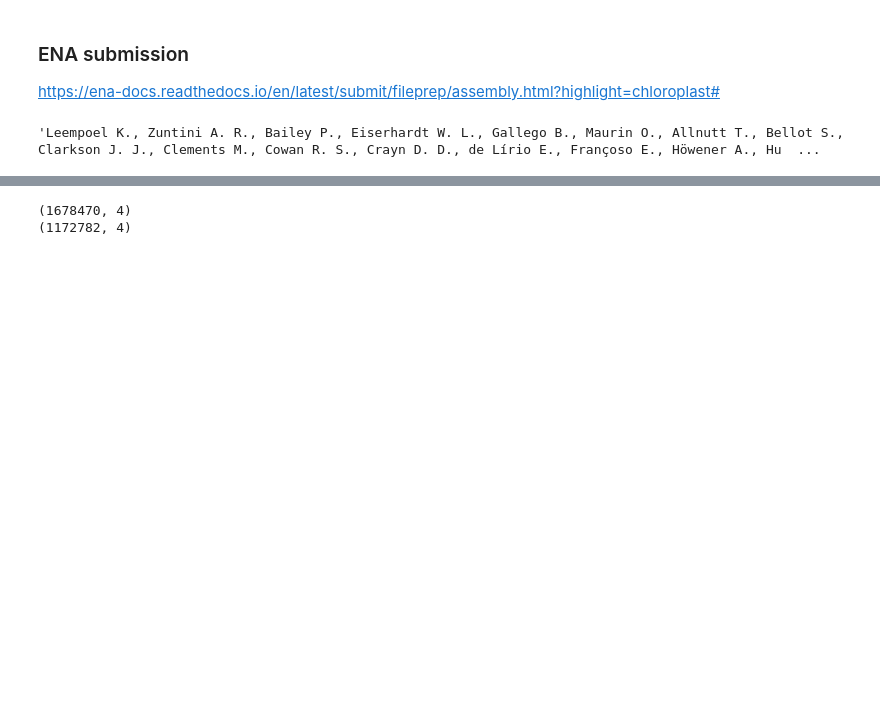
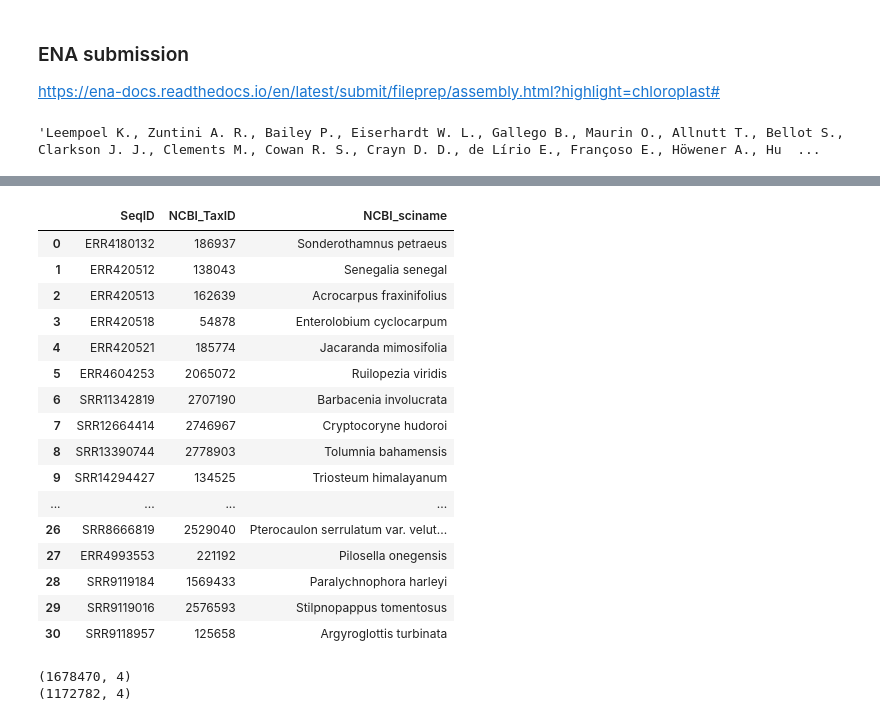
Before and after one commit to RBGKew/cpDNA, a Jupyter notebook: ENA_plastome_submission.ipynb, the cells around one changed output, grey strips where cells are left out. Saved outputs shown, nothing was run; the diff lists cells and outputs as text; code cells hidden in the pictures; blank space fills up the shorter version.

```diff
--- a/ENA_plastome_submission.ipynb
+++ b/ENA_plastome_submission.ipynb
@@ -233,0 +326,37 @@ submit_pt.head(2)
+# %%
+### Paul B. - I think from this point, only cells 1 - 4 are necessary to run the cells below "ENA submission"
+### title. In this cell you need to alter these variables to process either whole plastomes OR partial plastomes
+### - I don't think you can do both together
+### ALSO on repeating run you MUST run both main cells again not just the final cell that creates the EMBL file,
+### otherwise the assembly_gap features end up being put on the record twice!!!
+### Also, still need the /geseq/ dir.
+
+### Paul B. - actually I think this line concatenates both circular and concat. samples so they could be
+### processed together
+#submit_pt = pd.concat([pd.read_csv(sdir + DataSource + '_wholePT.csv'), pd.read_csv(sdir + DataSource + '_concatPT.csv')],ignore_index=True)
+### 12.7.2023 - Trying this now:
+#submit_pt = pd.concat([pd.read_csv(sdir + DataSource + '_wholePT.29_still_to_do.csv'), pd.read_csv(sdir + DataSource + '_concatPT.68_still_to_do.csv')],ignore_index=True)
+### NB - it is possible but would need to combine the geseq* dirs together so whole and concat annos were in same dir.
+submit_pt = pd.read_csv(sdir + DataSource + '_concatPT.31_still_to_do.csv')
+#submit_pt = pd.read_csv(sdir + DataSource + '_concatPT.csv')
+print(submit_pt.shape[0])
+submit_pt = submit_pt[(submit_pt.ENASampleNum.notnull()) & (submit_pt.ENARunNumber.notnull())]
+print(submit_pt.shape[0])
+submit_pt = submit_pt[ submit_pt.NCBI_sciname.notnull()]
+print(submit_pt.shape[0], submit_pt.Assembly.value_counts().to_dict())
+submit_pt = submit_pt[submit_pt.NCBI_TaxID.notnull()]
+print(submit_pt.shape[0])
+submit_pt.head(2)
+
+# In a separate run, selecting samples that have no NCBI_sciname or NCBI_TaxID:
+# (NB - comment out the lines below to process the main data set above)
+#submit_pt = pd.read_csv(sdir + DataSource + '_concatPT.csv')
+#submit_pt = submit_pt[submit_pt.NCBI_sciname.isnull() | submit_pt.NCBI_TaxID.isnull()]
+#print(submit_pt.shape[0])
+#submit_pt.to_csv(sdir + DataSource + '_concatPT_no_sciname_or_taxid.csv')
+# Now alter the file to add NCBI_TaxID=2738895 and NCBI_sciname=spermatophyte_root to each row,
+# then upload again into submit_pt:
+#submit_pt = pd.read_csv(sdir + DataSource + '_concatPT_sciname_spermatophyte_root_taxid_2738895.csv')
+# Also have 55 samples that failed validation due to no taxon_id in the ENA accession from the main batch:
+#submit_pt = pd.read_csv(sdir + DataSource + '_concatPT_sciname_spermatophyte_root_taxid_2738895_plus_55_samples.csv')
+#print(submit_pt.shape[0])
@@ -234,3 +372,27 @@ submit_pt.head(2)
+# %%
+### submit_pt = submit_pt[submit_pt.ENARunNumber=='ERR7619260']
+###submit_pt = submit_pt[ submit_pt.ENARunNumber=='ERR5010320' ]
+len(submit_pt)
+submit_pt.columns
+submit_pt[ ['SeqID','NCBI_TaxID', 'NCBI_sciname'] ]
+# %% [output]
+|  | SeqID | NCBI_TaxID | NCBI_sciname |
+| 0 | ERR4180132 | 186937 | Sonderothamnus petraeus |
+| 1 | ERR420512 | 138043 | Senegalia senegal |
+| 2 | ERR420513 | 162639 | Acrocarpus fraxinifolius |
+| 3 | ERR420518 | 54878 | Enterolobium cyclocarpum |
+| 4 | ERR420521 | 185774 | Jacaranda mimosifolia |
+| 5 | ERR4604253 | 2065072 | Ruilopezia viridis |
+| 6 | SRR11342819 | 2707190 | Barbacenia involucrata |
+| 7 | SRR12664414 | 2746967 | Cryptocoryne hudoroi |
+| 8 | SRR13390744 | 2778903 | Tolumnia bahamensis |
+| 9 | SRR14294427 | 134525 | Triosteum himalayanum |
+| ... | ... | ... | ... |
+| 26 | SRR8666819 | 2529040 | Pterocaulon serrulatum var. velut... |
+| 27 | ERR4993553 | 221192 | Pilosella onegensis |
+| 28 | SRR9119184 | 1569433 | Paralychnophora harleyi |
+| 29 | SRR9119016 | 2576593 | Stilpnopappus tomentosus |
+| 30 | SRR9118957 | 125658 | Argyroglottis turbinata |
 # %%
 all_seq = pd.read_csv('cpTree_v7/AllSamples_Allgenes_All_SeqTable.csv')
 print(all_seq.shape)
```
Also changed, not shown: parts of 27 cells of this notebook.
